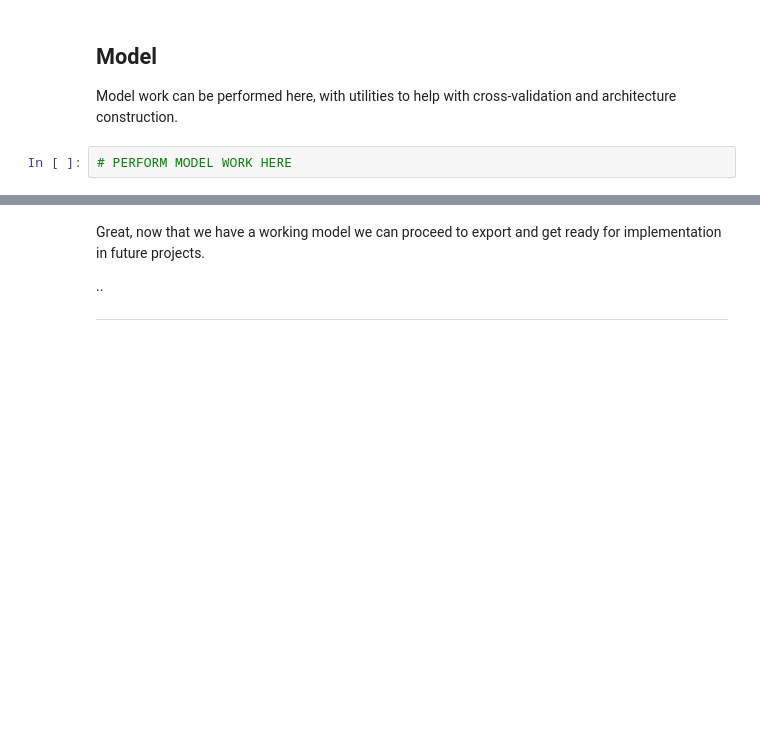
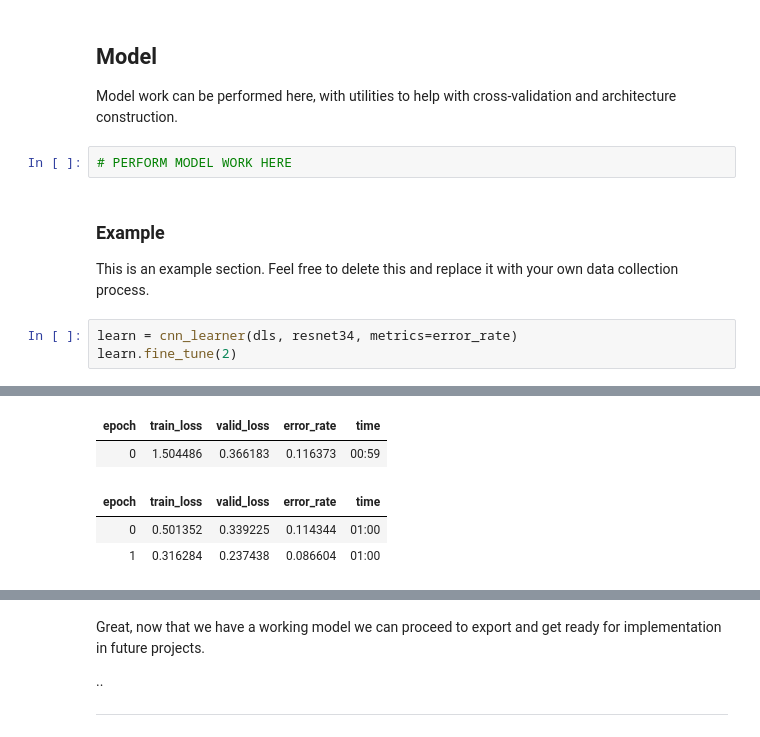
Before and after one commit to BHouwens/kitchen_sink, a Jupyter notebook: templates/CVPrediction.ipynb, the cells around one changed output, grey strips where cells are left out. Cells and saved outputs as stored; diff of their text form; blank space fills up the shorter version.

```diff
--- a/templates/CVPrediction.ipynb
+++ b/templates/CVPrediction.ipynb
@@ -114,3 +159,11 @@ Now that we've had a chance to explore the data, we can proceed to push it throu
 Model work can be performed here, with utilities to help with cross-validation and architecture construction.
 # %%
 # PERFORM MODEL WORK HERE
+# %% [markdown]
+### **Example**
+
+This is an example section. Feel free to delete this and replace it with your own data collection process.
+# %%
+learn = cnn_learner(dls, resnet34, metrics=error_rate)
+learn.fine_tune(2)
+# %% [output]
@@ -116,0 +171,5 @@ Model work can be performed here, with utilities to help with cross-validation a
+| epoch | train_loss | valid_loss | error_rate | time |
+| 0 | 1.504486 | 0.366183 | 0.116373 | 00:59 |
+| epoch | train_loss | valid_loss | error_rate | time |
+| 0 | 0.501352 | 0.339225 | 0.114344 | 01:00 |
+| 1 | 0.316284 | 0.237438 | 0.086604 | 01:00 |
```
Also changed, not shown: parts of 19 cells of this notebook.
